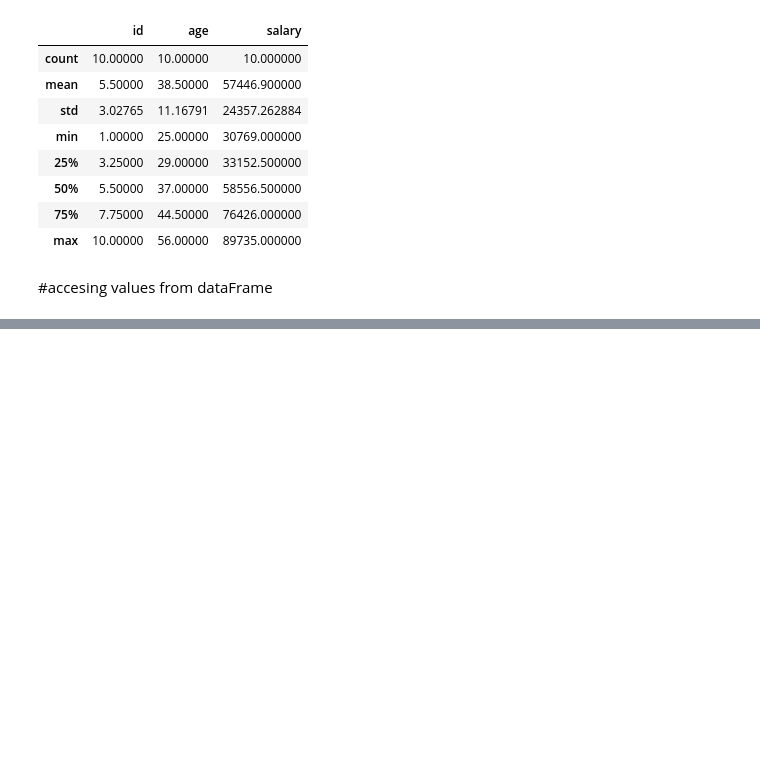
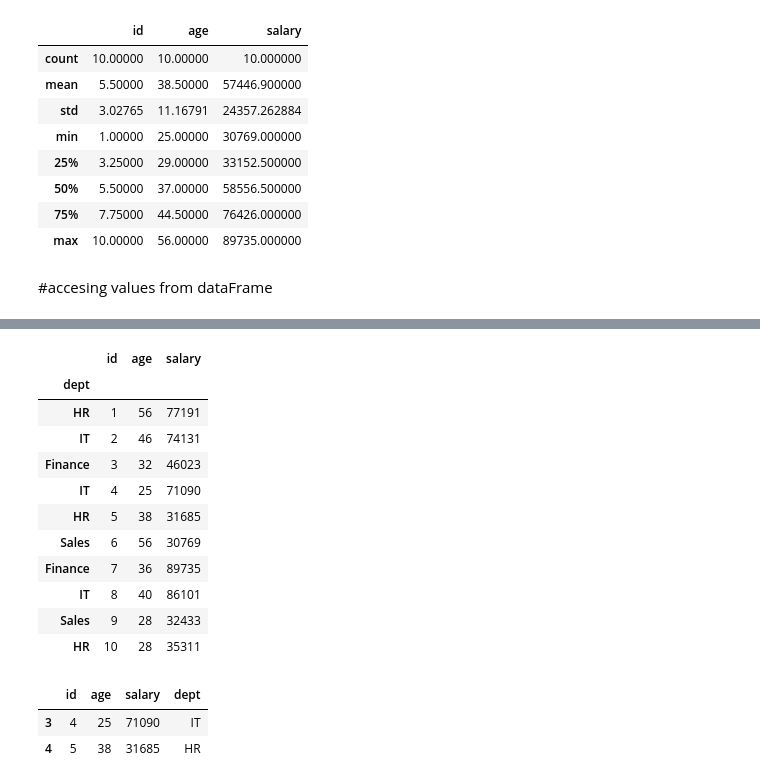
Before and after one commit to arman-hossain45/Phitrom_AI-ML, a Jupyter notebook: Phitron_For_ML_Pandas.ipynb, the cells around one changed output, grey strips where cells are left out. Drawn from its saved outputs; the diff is of its cells as text; code cells hidden in the pictures; blank space fills up the shorter version.

```diff
--- a/Phitron_For_ML_Pandas.ipynb
+++ b/Phitron_For_ML_Pandas.ipynb
@@ -228,0 +346,3 @@ df.describe()#show all staticall information of this csv file shudu float data g
+# %%
+df=pd.read_csv('employees.csv')
+df
@@ -228,0 +361,23 @@ df.describe()#show all staticall information of this csv file shudu float data g
+# %%
+df_idx=df.set_index('dept')#ai khan dept gula idx hoye gese
+df_idx
+# %% [output]
+|  | id | age | salary |
+| dept |  |  |  |
+| HR | 1 | 56 | 77191 |
+| IT | 2 | 46 | 74131 |
+| Finance | 3 | 32 | 46023 |
+| IT | 4 | 25 | 71090 |
+| HR | 5 | 38 | 31685 |
+| Sales | 6 | 56 | 30769 |
+| Finance | 7 | 36 | 89735 |
+| IT | 8 | 40 | 86101 |
+| Sales | 9 | 28 | 32433 |
+| HR | 10 | 28 | 35311 |
+# %%
+df_idx=df.iloc[[3,4]]#here index is dept which is non numerical value but we know that loc only take numeriacla value
+df_idx
+# %% [output]
+|  | id | age | salary | dept |
+| 3 | 4 | 25 | 71090 | IT |
+| 4 | 5 | 38 | 31685 | HR |
```
Also changed, not shown: parts of 16 cells of this notebook, 1 other file.
